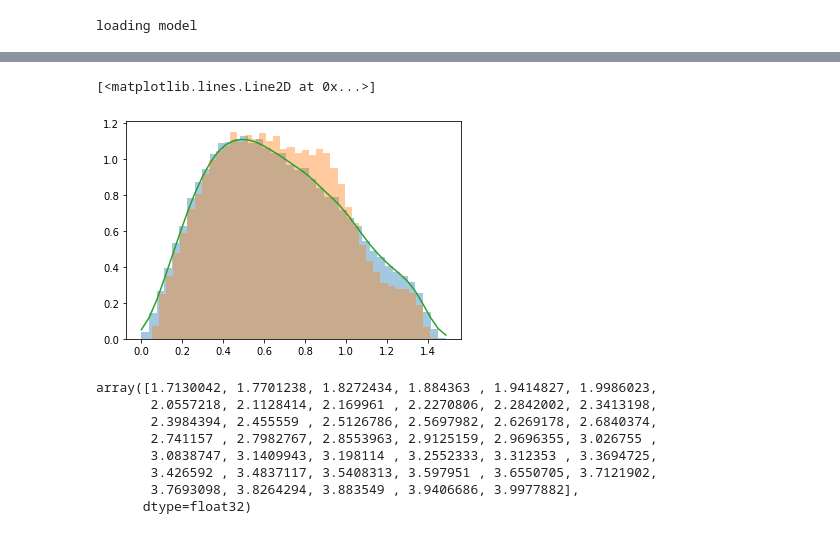
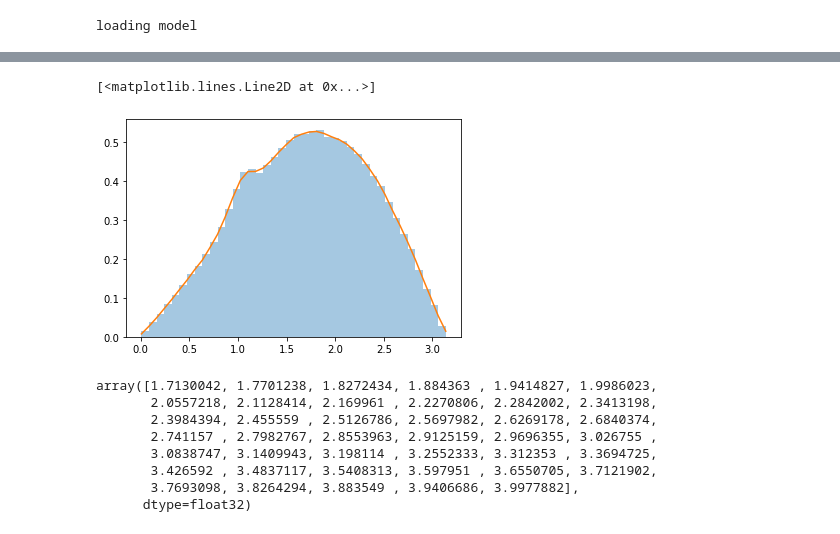
Before and after one commit to astrockragh/IceCube, a Jupyter notebook: KDE.ipynb, the cells around one changed output, grey strips where cells are left out. Saved outputs shown, nothing was run; the diff lists cells and outputs as text; code cells hidden in the pictures.

```diff
--- a/KDE.ipynb
+++ b/KDE.ipynb
@@ -86,0 +40,6 @@ Loading data to memory
+# %%
+# os.chdir('from_config')
+batch_size=2048
+dataset=graph_data(n_steps=10, n_neighbors=31, restart=False, traintest='mix')
+loader = DisjointLoader(dataset, batch_size=batch_size, epochs=1)
+# os.chdir('..')
@@ -333,17 +294,21 @@ reco, true=predict(loader)
+# %%
+zenith=[]
+for i in tqdm(range(len(dataset))):
+    zenith.append(dataset[i].y[1])
+X=np.array(zenith).reshape(-1,1)
 # %%
 from sklearn.neighbors import KernelDensity
 # %%
 k=1
-X=np.array(true[:,1]).reshape(-1,1)
-Xr=np.array(reco[:,1]).reshape(-1,1)
+# Xr=np.array(reco[:,1]).reshape(-1,1)
 kde=KernelDensity(kernel='gaussian', bandwidth=0.05).fit(X)
 vals, bins, _=plt.hist(X, bins=40, density=1, alpha=0.4)
-_, _, _=plt.hist(Xr, bins=40, density=1, alpha=0.4)
+# _, _, _=plt.hist(Xr, bins=40, density=1, alpha=0.4)
 score=np.exp(kde.score_samples(bins.reshape(-1,1)))
 plt.plot(bins, score)
 # %% [output]
 [<matplotlib.lines.Line2D at 0x...>]
-[figure, old version]
+[figure, new version]
 # %%
 score=np.exp(kde.score_samples(bins.reshape(-1,1)))
 # %%
```
Also changed, not shown: parts of 21 cells of this notebook, 3 other files.
